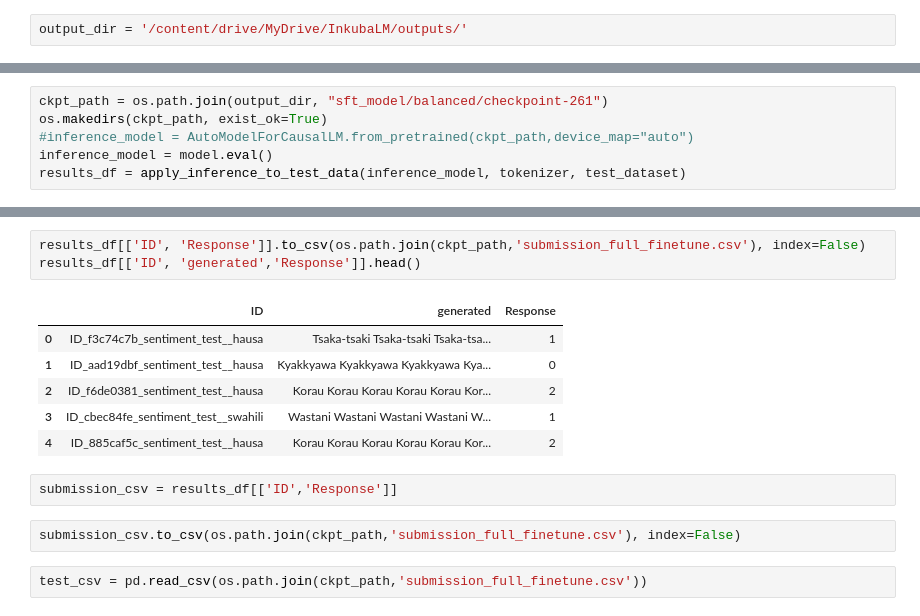
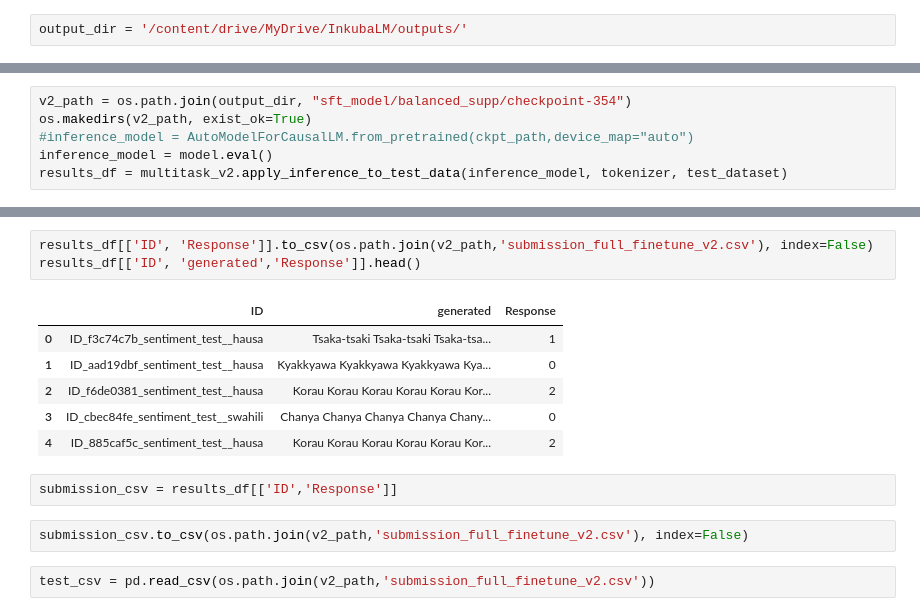
Before and after one commit to melissafasol/InkubaLM-Challenge, a Jupyter notebook: notebooks_EDA/01_QLoRA_baseline.ipynb, the cells around one changed output, grey strips where cells are left out. Saved outputs shown, nothing was run; the diff lists cells and outputs as text.

Commit message:
supplementary data

```diff
--- a/notebooks_EDA/01_QLoRA_baseline.ipynb
+++ b/notebooks_EDA/01_QLoRA_baseline.ipynb
@@ -802,6 +383,6 @@ tokenizer.save_pretrained(os.path.join(output_dir, "sft_model/balanced/lora_adap
 # %%
-ckpt_path = os.path.join(output_dir, "sft_model/balanced/checkpoint-261")
-os.makedirs(ckpt_path, exist_ok=True)
+v2_path = os.path.join(output_dir, "sft_model/balanced_supp/checkpoint-354")
+os.makedirs(v2_path, exist_ok=True)
 #inference_model = AutoModelForCausalLM.from_pretrained(ckpt_path,device_map="auto")
 inference_model = model.eval()
-results_df = apply_inference_to_test_data(inference_model, tokenizer, test_dataset)
+results_df = multitask_v2.apply_inference_to_test_data(inference_model, tokenizer, test_dataset)
@@ -815,19 +389,19 @@ results_df = apply_inference_to_test_data(inference_model, tokenizer, test_datas
 # %%
-results_df[['ID', 'Response']].to_csv(os.path.join(ckpt_path,'submission_full_finetune.csv'), index=False)
+results_df[['ID', 'Response']].to_csv(os.path.join(v2_path,'submission_full_finetune_v2.csv'), index=False)
 results_df[['ID', 'generated','Response']].head()
 # %% [output]
 |  | ID | generated | Response |
 | 0 | ID_f3c74c7b_sentiment_test__hausa | Tsaka-tsaki Tsaka-tsaki Tsaka-tsa... | 1 |
 | 1 | ID_aad19dbf_sentiment_test__hausa | Kyakkyawa Kyakkyawa Kyakkyawa Kya... | 0 |
 | 2 | ID_f6de0381_sentiment_test__hausa | Korau Korau Korau Korau Korau Kor... | 2 |
-| 3 | ID_cbec84fe_sentiment_test__swahili | Wastani Wastani Wastani Wastani W... | 1 |
+| 3 | ID_cbec84fe_sentiment_test__swahili | Chanya Chanya Chanya Chanya Chany... | 0 |
 | 4 | ID_885caf5c_sentiment_test__hausa | Korau Korau Korau Korau Korau Kor... | 2 |
 # %%
 submission_csv = results_df[['ID','Response']]
 # %%
-submission_csv.to_csv(os.path.join(ckpt_path,'submission_full_finetune.csv'), index=False)
+submission_csv.to_csv(os.path.join(v2_path,'submission_full_finetune_v2.csv'), index=False)
 # %%
-test_csv = pd.read_csv(os.path.join(ckpt_path,'submission_full_finetune.csv'))
+test_csv = pd.read_csv(os.path.join(v2_path,'submission_full_finetune_v2.csv'))
 # %%
 test_csv
 # %% [output]
```
Also changed, not shown: parts of 23 cells of this notebook.
